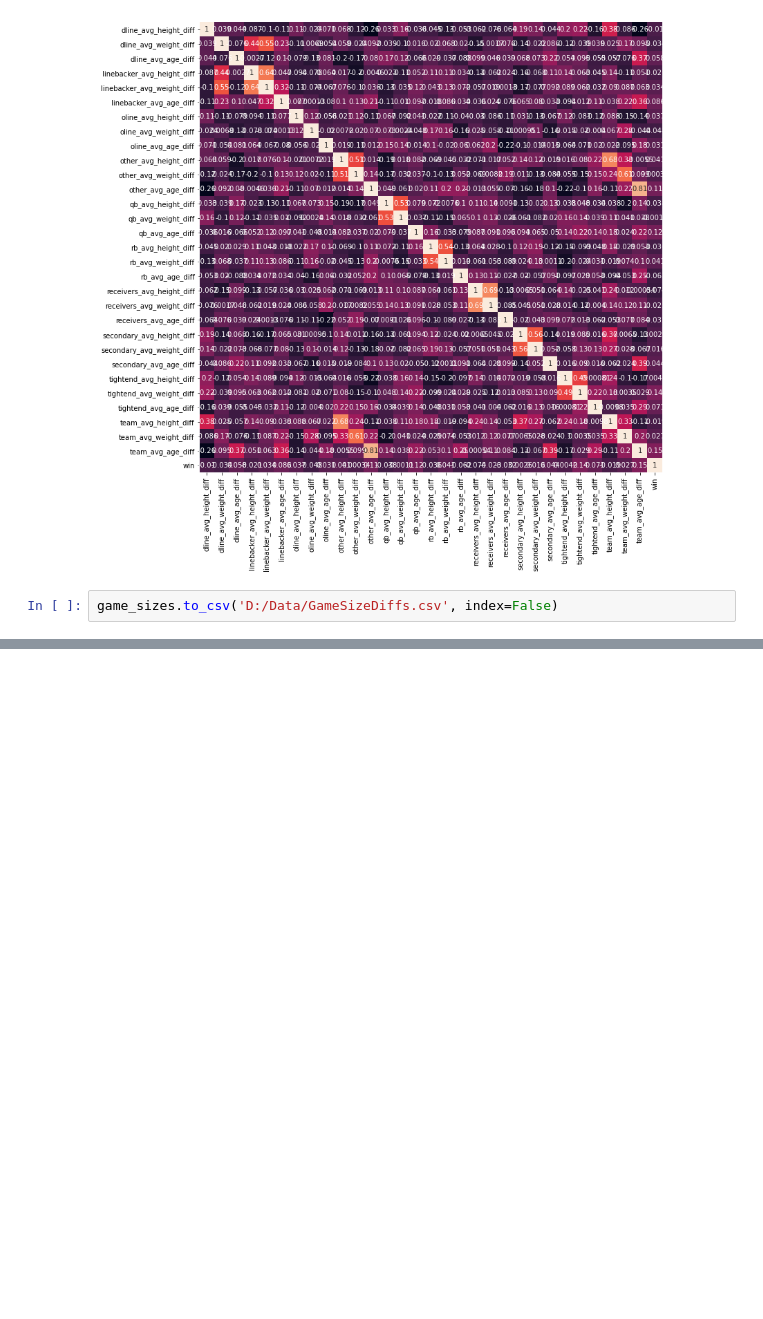
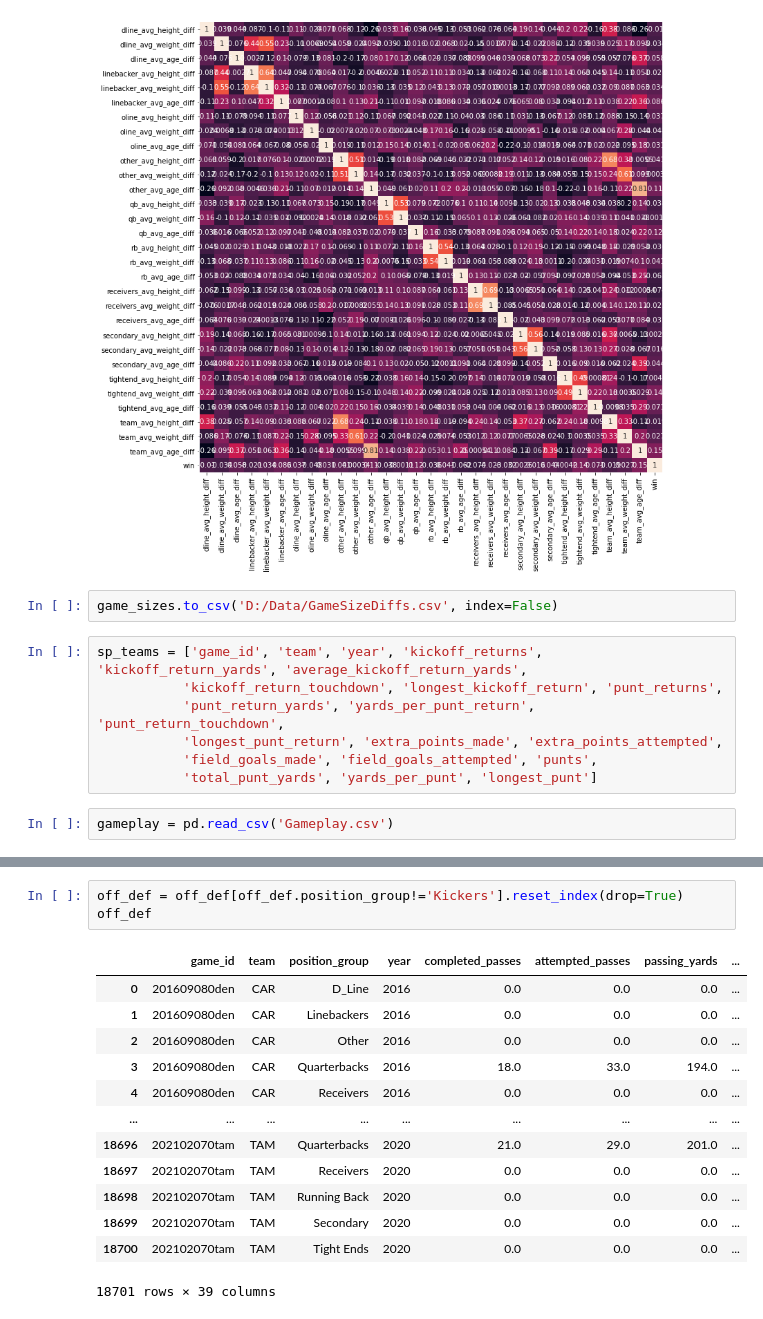
Before and after one commit to WillRobinson152/NFL_Analysis, a Jupyter notebook: CleanDataForEDA.ipynb, the cells around one changed output, grey strips where cells are left out. Drawn from its saved outputs; the diff is of its cells as text; blank space fills up the shorter version.

```diff
--- a/CleanDataForEDA.ipynb
+++ b/CleanDataForEDA.ipynb
@@ -412,3 +412,12 @@ f.savefig('sizecor.png', bbox_inches='tight')
 [figure]
 # %%
 game_sizes.to_csv('D:/Data/GameSizeDiffs.csv', index=False)
+# %%
+sp_teams = ['game_id', 'team', 'year', 'kickoff_returns', 'kickoff_return_yards', 'average_kickoff_return_yards',
+           'kickoff_return_touchdown', 'longest_kickoff_return', 'punt_returns',
+           'punt_return_yards', 'yards_per_punt_return', 'punt_return_touchdown',
+           'longest_punt_return', 'extra_points_made', 'extra_points_attempted',
+           'field_goals_made', 'field_goals_attempted', 'punts',
+           'total_punt_yards', 'yards_per_punt', 'longest_punt']
+# %%
+gameplay = pd.read_csv('Gameplay.csv')
@@ -414,0 +442,17 @@ game_sizes.to_csv('D:/Data/GameSizeDiffs.csv', index=False)
+# %%
+off_def = off_def[off_def.position_group!='Kickers'].reset_index(drop=True)
+off_def
+# %% [output]
+|  | game_id | team | position_group | year | completed_passes | attempted_passes | passing_yards | ... |
+| 0 | 201609080den | CAR | D_Line | 2016 | 0.0 | 0.0 | 0.0 | ... |
+| 1 | 201609080den | CAR | Linebackers | 2016 | 0.0 | 0.0 | 0.0 | ... |
+| 2 | 201609080den | CAR | Other | 2016 | 0.0 | 0.0 | 0.0 | ... |
+| 3 | 201609080den | CAR | Quarterbacks | 2016 | 18.0 | 33.0 | 194.0 | ... |
+| 4 | 201609080den | CAR | Receivers | 2016 | 0.0 | 0.0 | 0.0 | ... |
+| ... | ... | ... | ... | ... | ... | ... | ... | ... |
+| 18696 | 202102070tam | TAM | Quarterbacks | 2020 | 21.0 | 29.0 | 201.0 | ... |
+| 18697 | 202102070tam | TAM | Receivers | 2020 | 0.0 | 0.0 | 0.0 | ... |
+| 18698 | 202102070tam | TAM | Running Back | 2020 | 0.0 | 0.0 | 0.0 | ... |
+| 18699 | 202102070tam | TAM | Secondary | 2020 | 0.0 | 0.0 | 0.0 | ... |
+| 18700 | 202102070tam | TAM | Tight Ends | 2020 | 0.0 | 0.0 | 0.0 | ... |
+18701 rows × 39 columns
```
Also changed, not shown: parts of 7 cells of this notebook.
